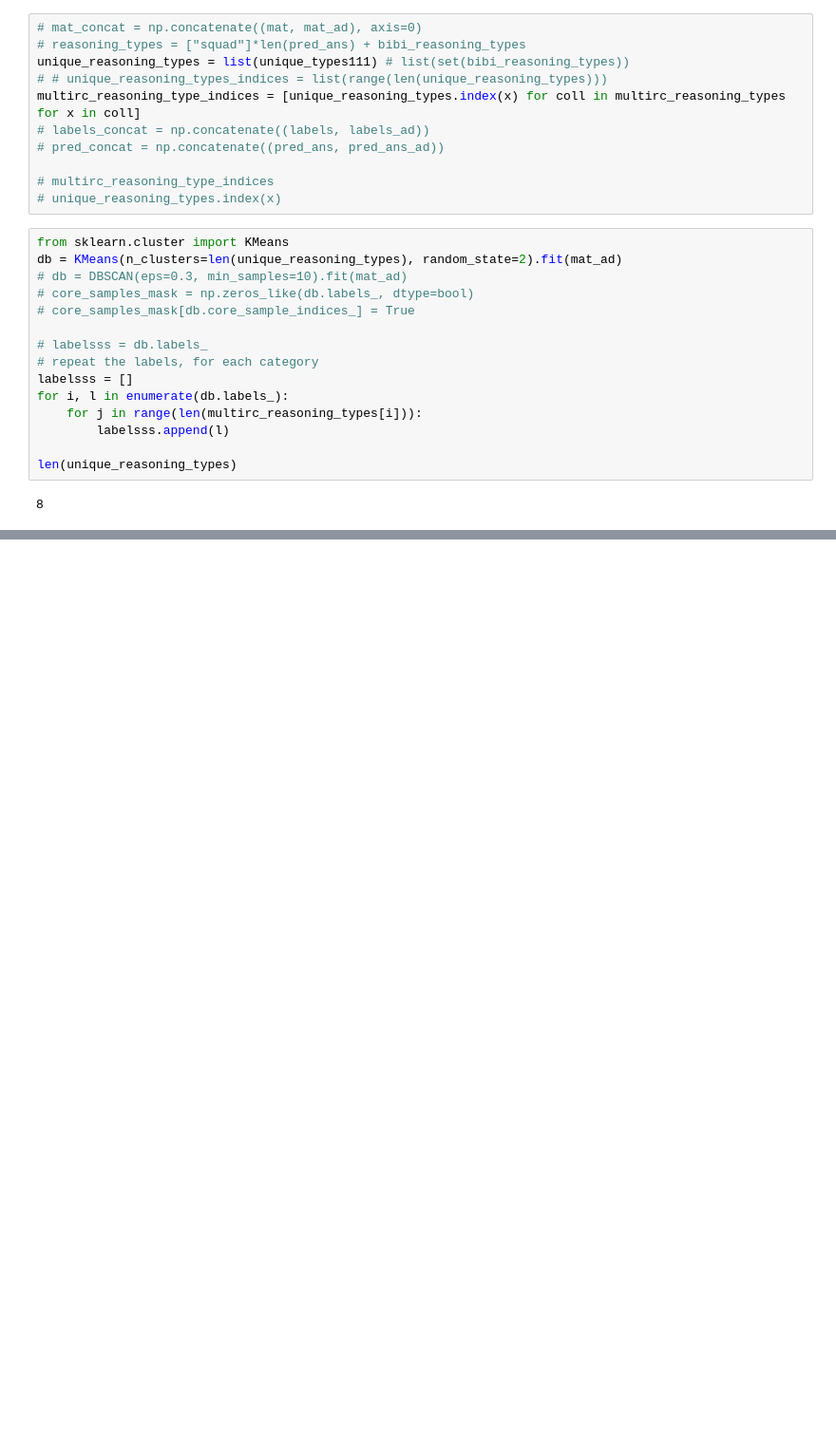
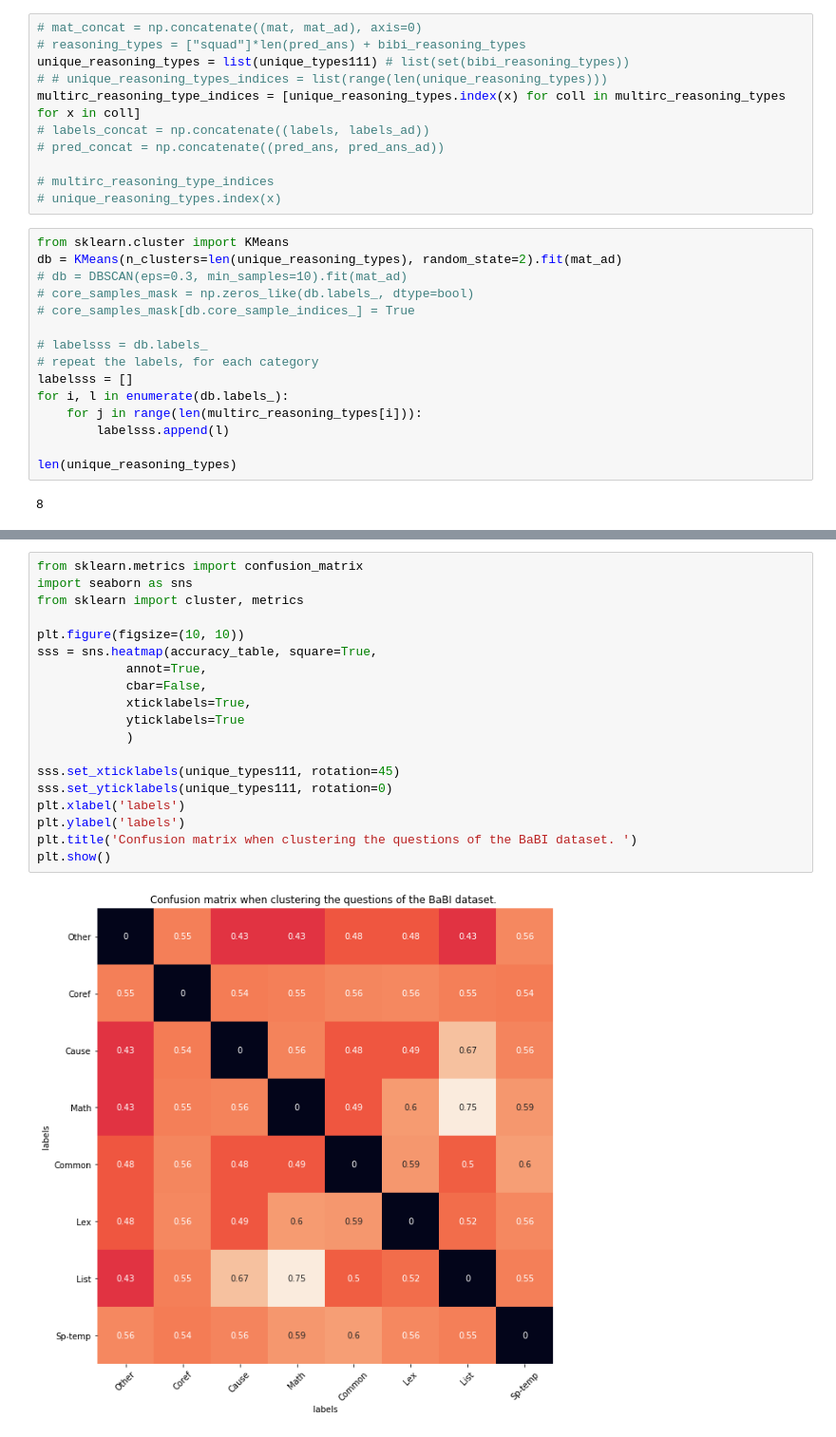
Before and after one commit to danyaljj/allennlp, a Jupyter notebook: analysis_multirc.ipynb, the cells around one changed output, grey strips where cells are left out. Shown: that part at 95% size. Cells and saved outputs as stored; diff of their text form; blank space fills up the shorter version.

```diff
--- a/analysis_multirc.ipynb
+++ b/analysis_multirc.ipynb
@@ -217,0 +345,21 @@ len(unique_reasoning_types)
+# %%
+from sklearn.metrics import confusion_matrix
+import seaborn as sns
+from sklearn import cluster, metrics
+
+plt.figure(figsize=(10, 10))
+sss = sns.heatmap(accuracy_table, square=True,
+            annot=True,
+            cbar=False,
+            xticklabels=True,
+            yticklabels=True
+            )
+
+sss.set_xticklabels(unique_types111, rotation=45)
+sss.set_yticklabels(unique_types111, rotation=0)
+plt.xlabel('labels')
+plt.ylabel('labels')
+plt.title('Confusion matrix when clustering the questions of the BaBI dataset. ')
+plt.show()
+# %% [output]
+[figure, added]
```
Also changed, not shown: parts of 11 cells of this notebook, 5 other files.
